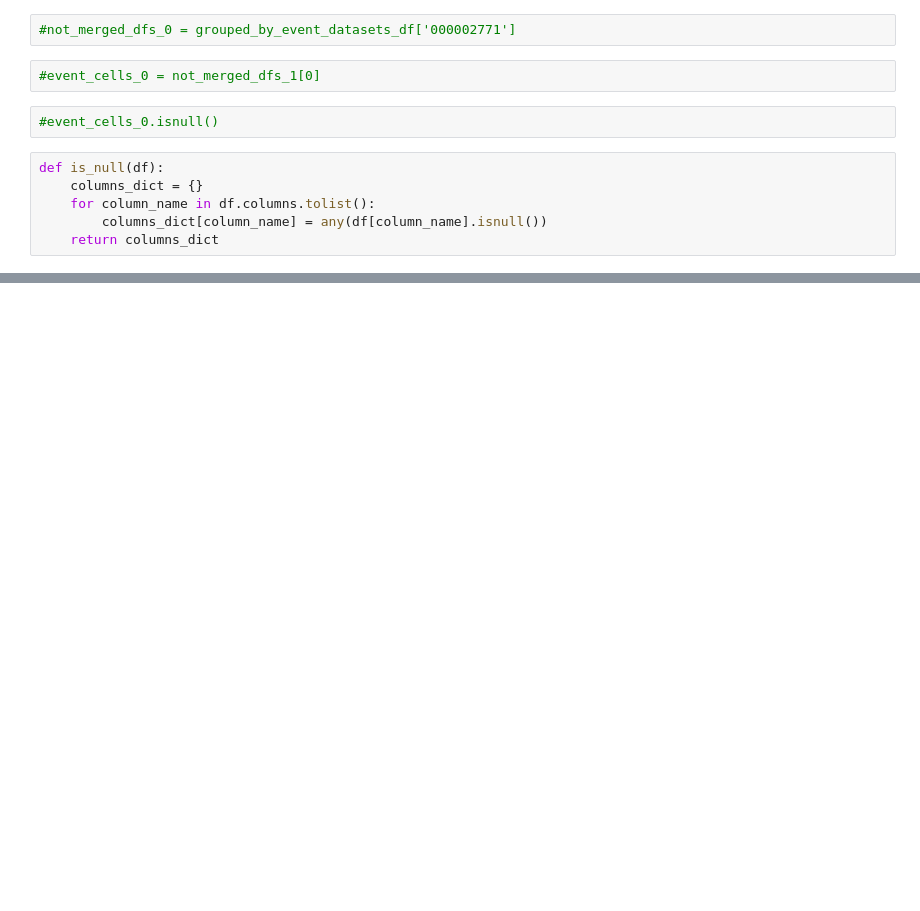
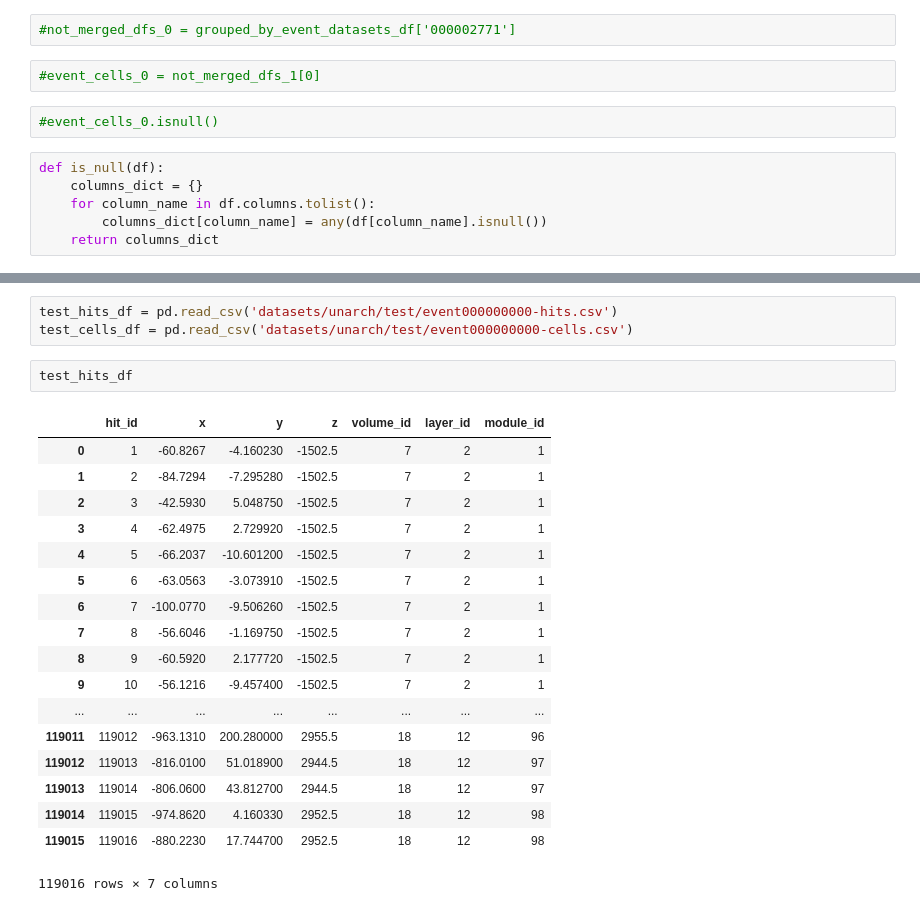
Before and after one commit to contemplat0r/Track_ML, a Jupyter notebook: First-Exp.ipynb, the cells around one changed output, grey strips where cells are left out. Drawn from its saved outputs; the diff is of its cells as text; blank space fills up the shorter version.

```diff
--- a/First-Exp.ipynb
+++ b/First-Exp.ipynb
@@ -421 +375,25 @@ memory usage: 4.8 MB
 hits: None
+# %%
+test_hits_df = pd.read_csv('datasets/unarch/test/event000000000-hits.csv')
+test_cells_df = pd.read_csv('datasets/unarch/test/event000000000-cells.csv')
+# %%
+test_hits_df
+# %% [output]
+|  | hit_id | x | y | z | volume_id | layer_id | module_id |
+| 0 | 1 | -60.8267 | -4.160230 | -1502.5 | 7 | 2 | 1 |
+| 1 | 2 | -84.7294 | -7.295280 | -1502.5 | 7 | 2 | 1 |
+| 2 | 3 | -42.5930 | 5.048750 | -1502.5 | 7 | 2 | 1 |
+| 3 | 4 | -62.4975 | 2.729920 | -1502.5 | 7 | 2 | 1 |
+| 4 | 5 | -66.2037 | -10.601200 | -1502.5 | 7 | 2 | 1 |
+| 5 | 6 | -63.0563 | -3.073910 | -1502.5 | 7 | 2 | 1 |
+| 6 | 7 | -100.0770 | -9.506260 | -1502.5 | 7 | 2 | 1 |
+| 7 | 8 | -56.6046 | -1.169750 | -1502.5 | 7 | 2 | 1 |
+| 8 | 9 | -60.5920 | 2.177720 | -1502.5 | 7 | 2 | 1 |
+| 9 | 10 | -56.1216 | -9.457400 | -1502.5 | 7 | 2 | 1 |
+| ... | ... | ... | ... | ... | ... | ... | ... |
+| 119011 | 119012 | -963.1310 | 200.280000 | 2955.5 | 18 | 12 | 96 |
+| 119012 | 119013 | -816.0100 | 51.018900 | 2944.5 | 18 | 12 | 97 |
+| 119013 | 119014 | -806.0600 | 43.812700 | 2944.5 | 18 | 12 | 97 |
+| 119014 | 119015 | -974.8620 | 4.160330 | 2952.5 | 18 | 12 | 98 |
+| 119015 | 119016 | -880.2230 | 17.744700 | 2952.5 | 18 | 12 | 98 |
+119016 rows × 7 columns
```
Also changed, not shown: parts of 19 cells of this notebook, 3 other files.
